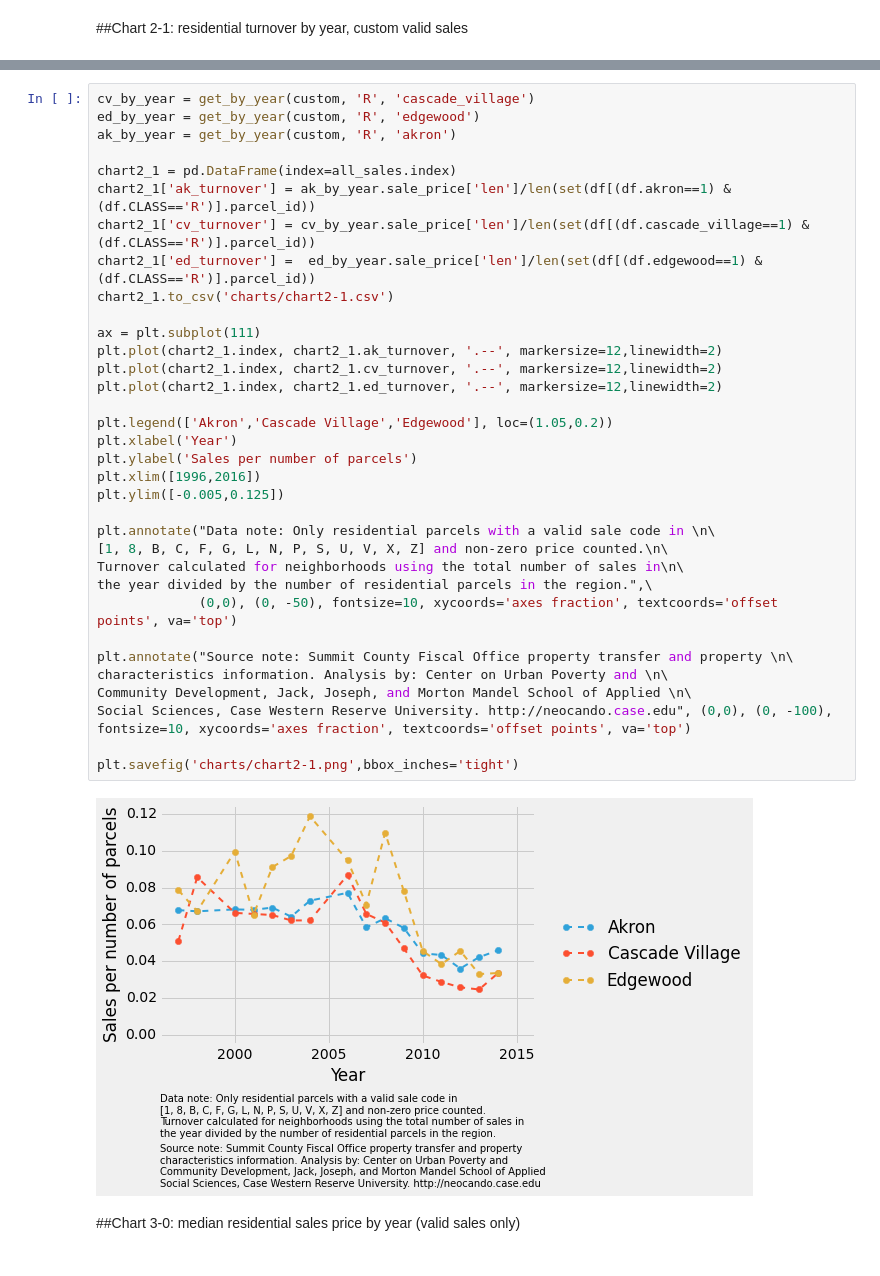
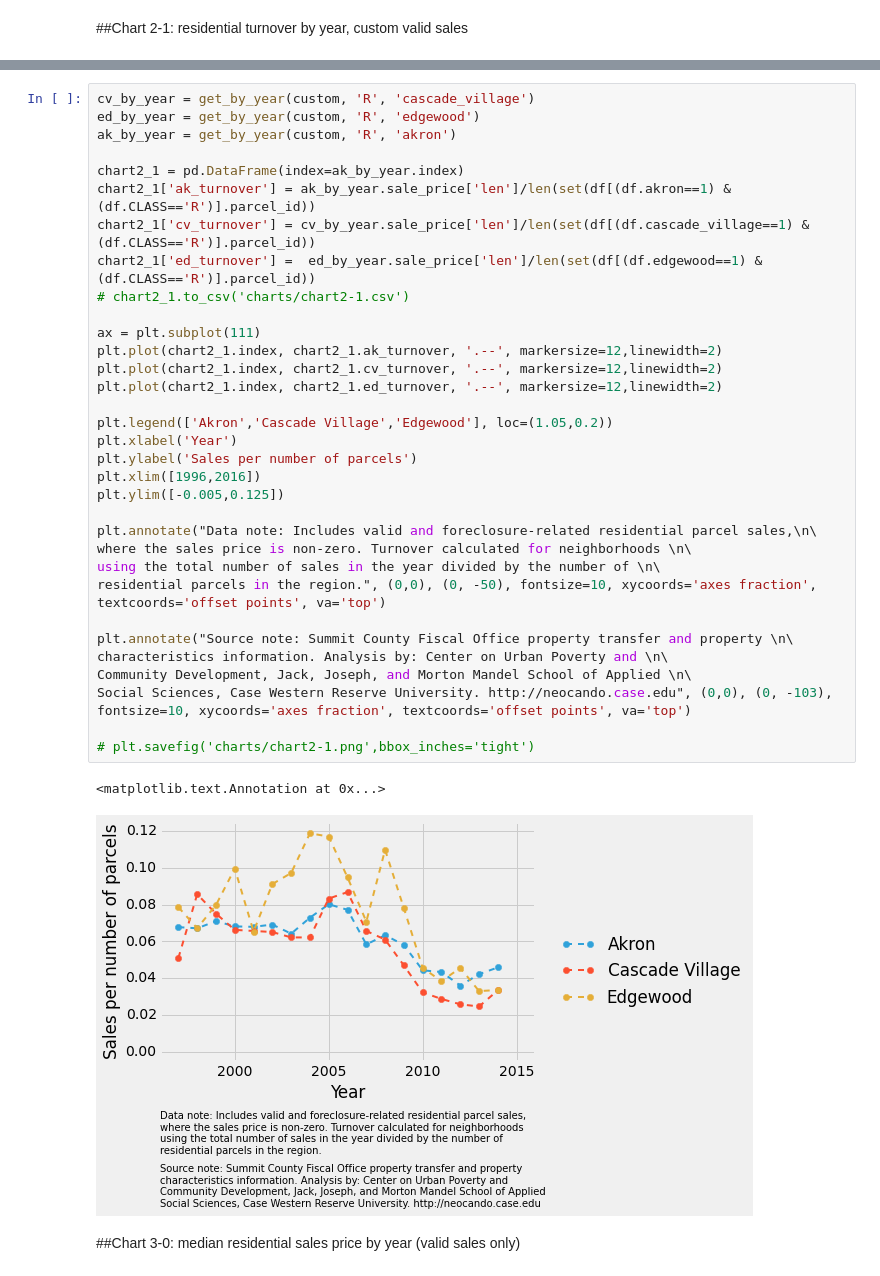
Before and after one commit to PovertyCenterCLE/akron_sales, a Jupyter notebook: Analysis Scripts/Residential Charts.ipynb, the cells around one changed output, grey strips where cells are left out. Drawn from its saved outputs; the diff is of its cells as text.

```diff
--- a/Analysis Scripts/Residential Charts.ipynb
+++ b/Analysis Scripts/Residential Charts.ipynb
@@ -99,39 +120,39 @@ plt.savefig('charts/chart2-0.png',bbox_inches='tight')
 # %%
 cv_by_year = get_by_year(custom, 'R', 'cascade_village')
 ed_by_year = get_by_year(custom, 'R', 'edgewood')
 ak_by_year = get_by_year(custom, 'R', 'akron')
 
-chart2_1 = pd.DataFrame(index=all_sales.index)
+chart2_1 = pd.DataFrame(index=ak_by_year.index)
 chart2_1['ak_turnover'] = ak_by_year.sale_price['len']/len(set(df[(df.akron==1) & (df.CLASS=='R')].parcel_id))
 chart2_1['cv_turnover'] = cv_by_year.sale_price['len']/len(set(df[(df.cascade_village==1) & (df.CLASS=='R')].parcel_id))
 chart2_1['ed_turnover'] =  ed_by_year.sale_price['len']/len(set(df[(df.edgewood==1) & (df.CLASS=='R')].parcel_id))
-chart2_1.to_csv('charts/chart2-1.csv')
+# chart2_1.to_csv('charts/chart2-1.csv')
 
 ax = plt.subplot(111)
 plt.plot(chart2_1.index, chart2_1.ak_turnover, '.--', markersize=12,linewidth=2)
 plt.plot(chart2_1.index, chart2_1.cv_turnover, '.--', markersize=12,linewidth=2)
 plt.plot(chart2_1.index, chart2_1.ed_turnover, '.--', markersize=12,linewidth=2)
 
 plt.legend(['Akron','Cascade Village','Edgewood'], loc=(1.05,0.2))
 plt.xlabel('Year')
 plt.ylabel('Sales per number of parcels')
 plt.xlim([1996,2016])
 plt.ylim([-0.005,0.125])
 
-plt.annotate("Data note: Only residential parcels with a valid sale code in \n\
-[1, 8, B, C, F, G, L, N, P, S, U, V, X, Z] and non-zero price counted.\n\
-Turnover calculated for neighborhoods using the total number of sales in\n\
-the year divided by the number of residential parcels in the region.",\
-             (0,0), (0, -50), fontsize=10, xycoords='axes fraction', textcoords='offset points', va='top')
+plt.annotate("Data note: Includes valid and foreclosure-related residential parcel sales,\n\
+where the sales price is non-zero. Turnover calculated for neighborhoods \n\
+using the total number of sales in the year divided by the number of \n\
+residential parcels in the region.", (0,0), (0, -50), fontsize=10, xycoords='axes fraction', textcoords='offset points', va='top')
 
 plt.annotate("Source note: Summit County Fiscal Office property transfer and property \n\
 characteristics information. Analysis by: Center on Urban Poverty and \n\
 Community Development, Jack, Joseph, and Morton Mandel School of Applied \n\
-Social Sciences, Case Western Reserve University. http://neocando.case.edu", (0,0), (0, -100), fontsize=10, xycoords='axes fraction', textcoords='offset points', va='top')
+Social Sciences, Case Western Reserve University. http://neocando.case.edu", (0,0), (0, -103), fontsize=10, xycoords='axes fraction', textcoords='offset points', va='top')
 
-plt.savefig('charts/chart2-1.png',bbox_inches='tight')
+# plt.savefig('charts/chart2-1.png',bbox_inches='tight')
 # %% [output]
+<matplotlib.text.Annotation at 0x...>
-[figure, old version]
+[figure, new version]
 # %% [markdown]
 ##Chart 3-0: median residential sales price by year (valid sales only)
 # %%
```
Also changed, not shown: parts of 4 cells of this notebook.
